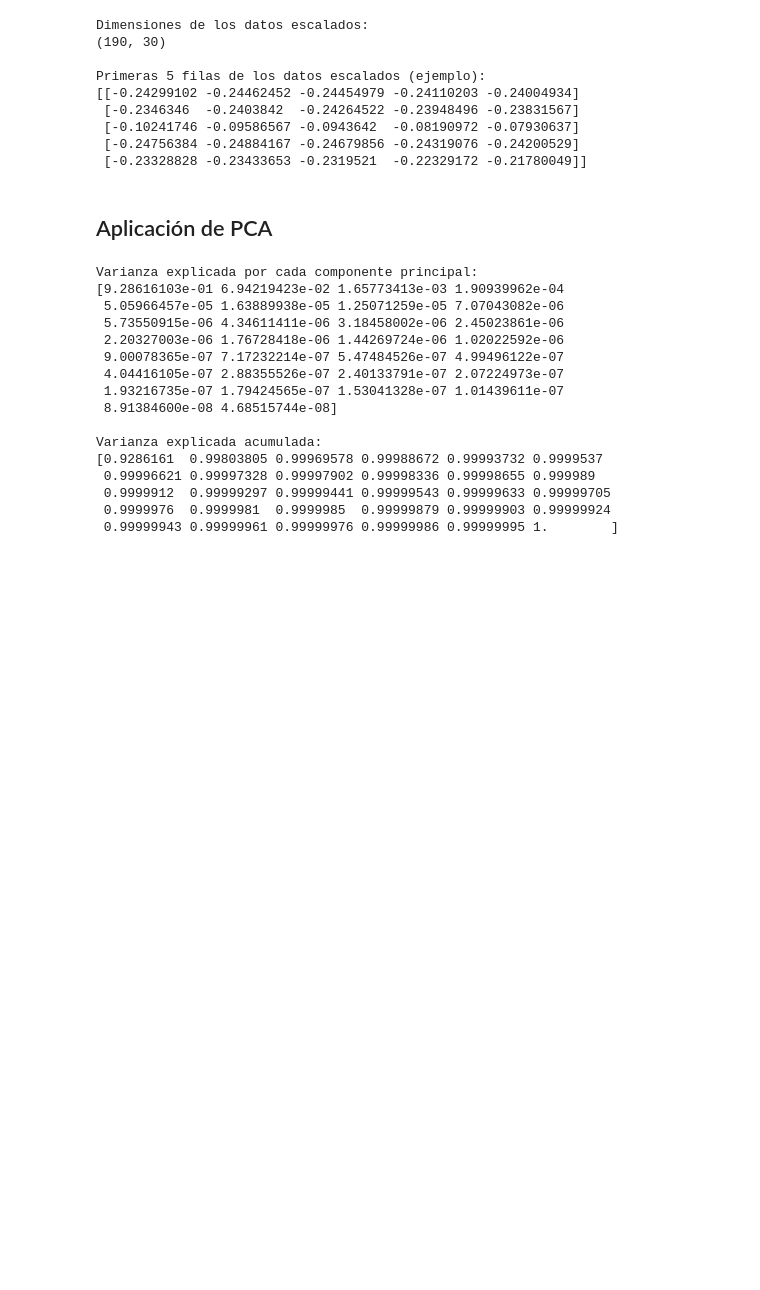
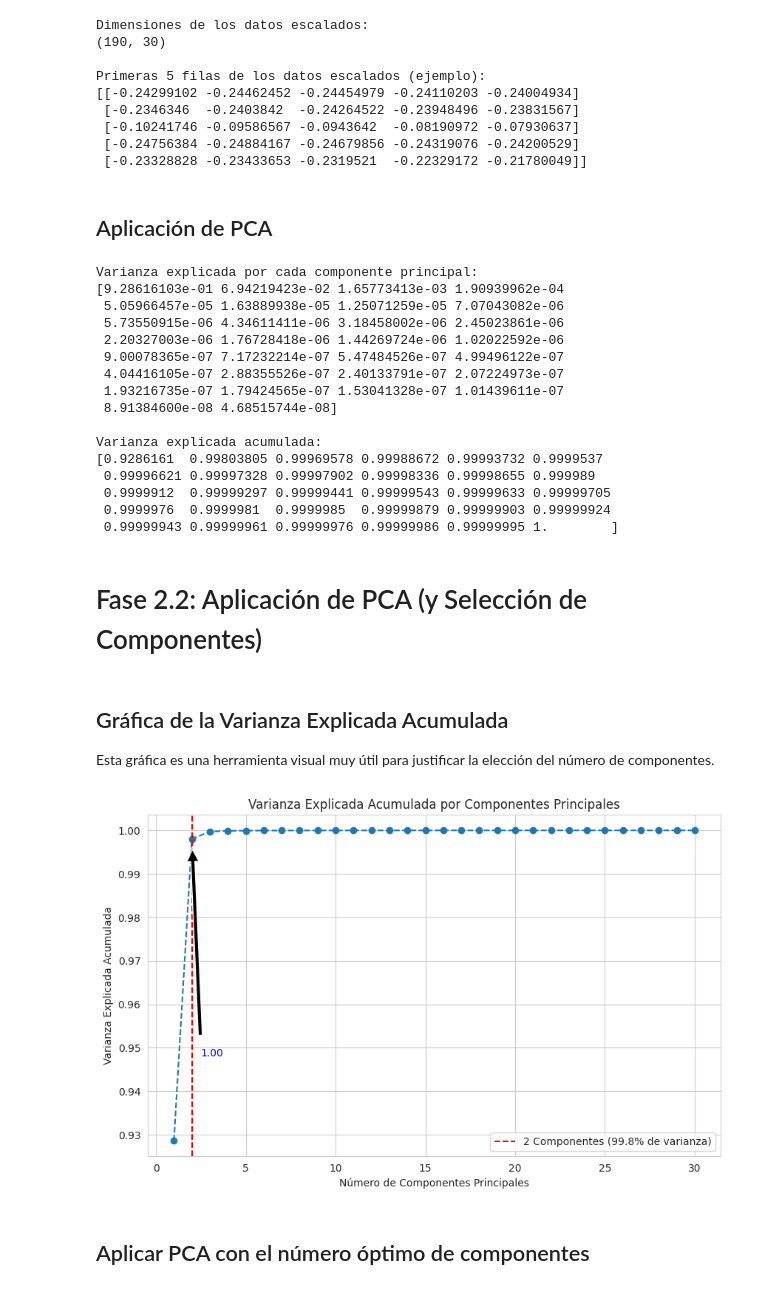
Before and after one commit to nueveonce/ProyectoCarbono, a Jupyter notebook: Proyecto_Carbono.ipynb, the cells around one changed output. Cells and saved outputs as stored; diff of their text form; code cells hidden in the pictures; blank space fills up the shorter version.

```diff
--- a/Proyecto_Carbono.ipynb
+++ b/Proyecto_Carbono.ipynb
@@ -600,3 +600,30 @@ Varianza explicada acumulada:
  0.9999912  0.99999297 0.99999441 0.99999543 0.99999633 0.99999705
  0.9999976  0.9999981  0.9999985  0.99999879 0.99999903 0.99999924
  0.99999943 0.99999961 0.99999976 0.99999986 0.99999995 1.        ]
+# %% [markdown]
+# Fase 2.2: Aplicación de PCA (y Selección de Componentes)
+# %% [markdown]
+## Gráfica de la Varianza Explicada Acumulada
+Esta gráfica es una herramienta visual muy útil para justificar la elección del número de componentes.
+# %%
+# Configurar el estilo de los gráficos
+sns.set_style("whitegrid")
+
+# Gráfico de la varianza explicada acumulada
+plt.figure(figsize=(10, 6))
+plt.plot(np.arange(1, len(pca.explained_variance_ratio_) + 1), explained_variance_ratio_cumulative, marker='o', linestyle='--')
+plt.title('Varianza Explicada Acumulada por Componentes Principales')
+plt.xlabel('Número de Componentes Principales')
+plt.ylabel('Varianza Explicada Acumulada')
+plt.axvline(x=2, color='r', linestyle='--', label='2 Componentes (99.8% de varianza)')
+plt.annotate(f'{explained_variance_ratio_cumulative[1]:.2f}', xy=(2, explained_variance_ratio_cumulative[1]),
+             xytext=(2.5, explained_variance_ratio_cumulative[1] - 0.05),
+             arrowprops=dict(facecolor='black', shrink=0.05),
+             fontsize=10, color='blue')
+plt.legend()
+plt.grid(True)
+plt.show()
+# %% [output]
+[figure, added]
+# %% [markdown]
+## Aplicar PCA con el número óptimo de componentes
```
Also changed, not shown: parts of 16 cells of this notebook.
